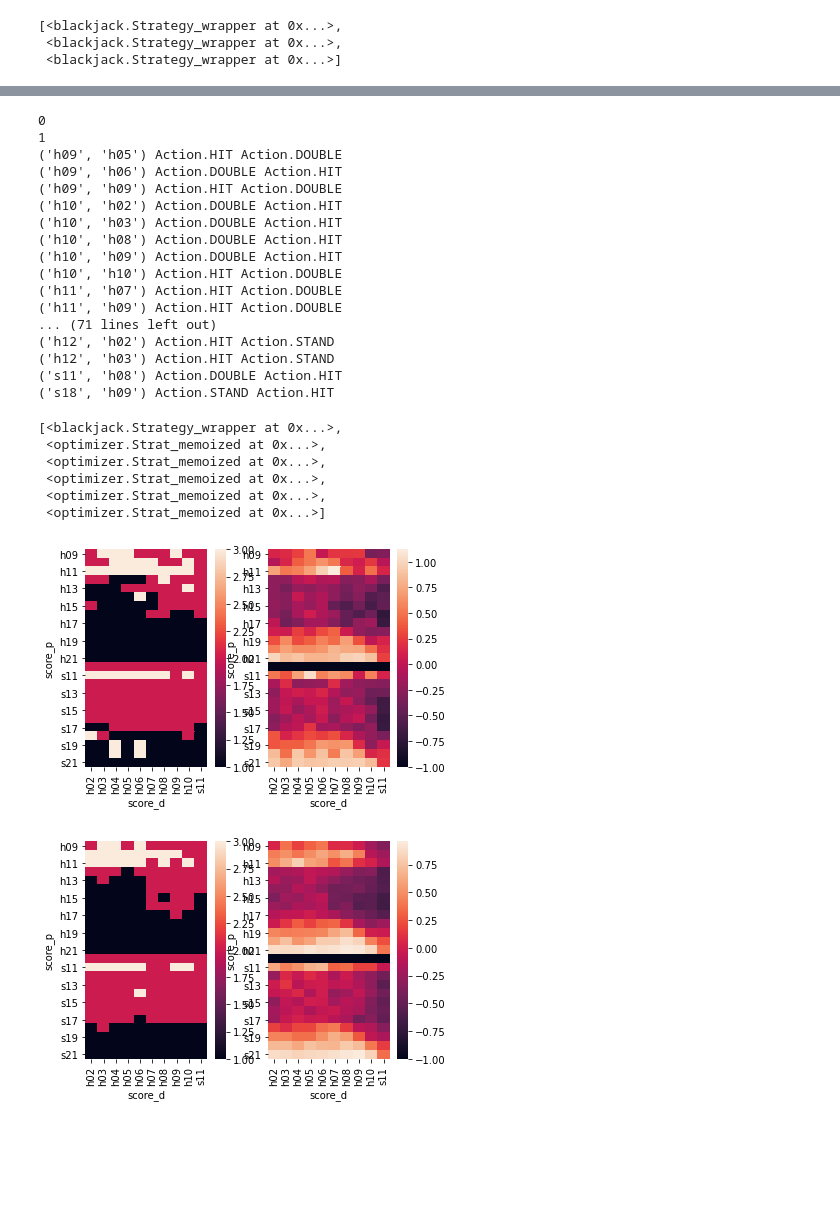
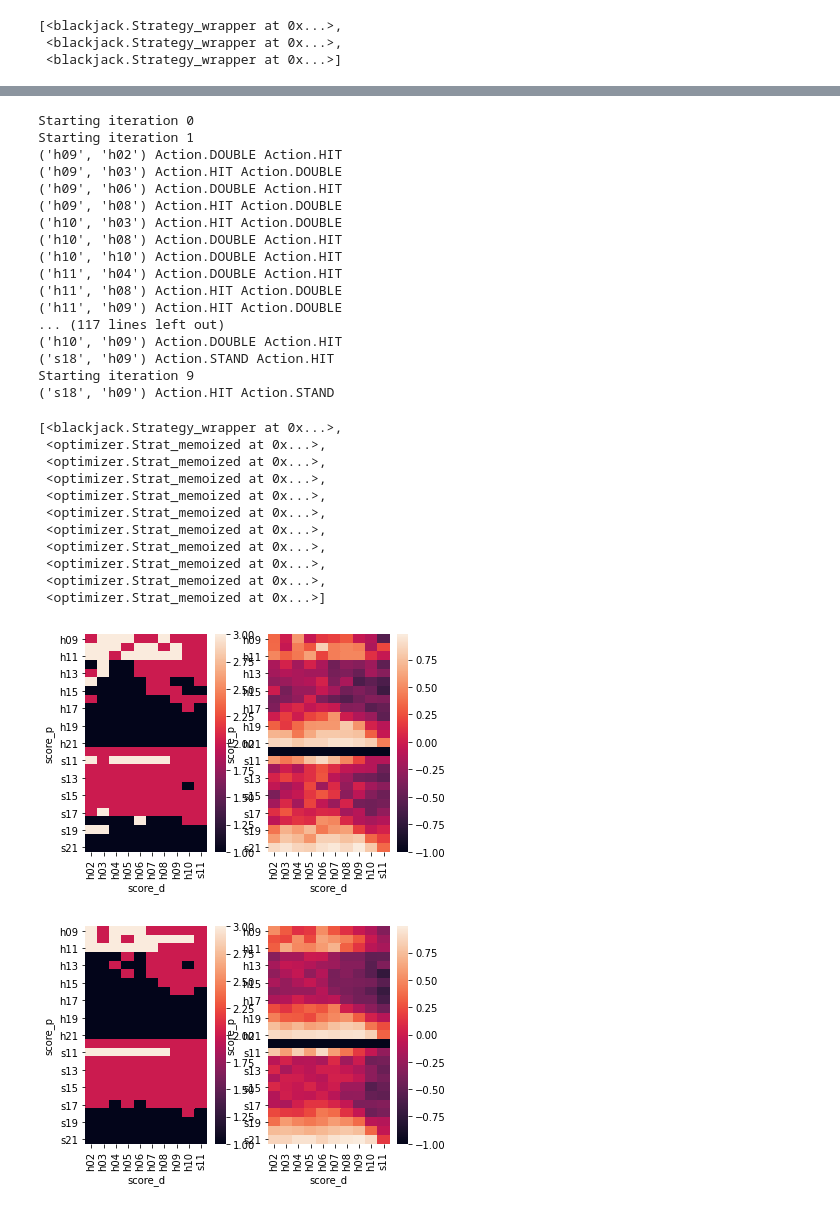
Before and after one commit to sdvinay/blackjack, a Jupyter notebook: Blackjack_sim.ipynb, the cells around one changed output, grey strips where cells are left out. Saved outputs shown, nothing was run; the diff lists cells and outputs as text; code cells hidden in the pictures; blank space fills up the shorter version.

Commit message:
Modify the iterative optimizer to keep going as long as it keeps finding improvements

```diff
--- a/Blackjack_sim.ipynb
+++ b/Blackjack_sim.ipynb
@@ -410,31 +411,36 @@ sims.head(10), sim.summarize_totals(sims)
 # %%
 
 
-strategies = opt.derive_iterative_strategies(strat_simple, 5)
+strategies = opt.derive_iterative_strategies(strat_simple, 10)
 strategies
 # %% [output]
-0
-1
-('h09', 'h05') Action.HIT Action.DOUBLE
+Starting iteration 0
+Starting iteration 1
+('h09', 'h02') Action.DOUBLE Action.HIT
+('h09', 'h03') Action.HIT Action.DOUBLE
 ('h09', 'h06') Action.DOUBLE Action.HIT
-('h09', 'h09') Action.HIT Action.DOUBLE
-('h10', 'h02') Action.DOUBLE Action.HIT
-('h10', 'h03') Action.DOUBLE Action.HIT
+('h09', 'h08') Action.HIT Action.DOUBLE
+('h10', 'h03') Action.HIT Action.DOUBLE
 ('h10', 'h08') Action.DOUBLE Action.HIT
+('h10', 'h10') Action.DOUBLE Action.HIT
+('h11', 'h04') Action.DOUBLE Action.HIT
+('h11', 'h08') Action.HIT Action.DOUBLE
+('h11', 'h09') Action.HIT Action.DOUBLE
+... (117 lines left out)
 ('h10', 'h09') Action.DOUBLE Action.HIT
-('h10', 'h10') Action.HIT Action.DOUBLE
-('h11', 'h07') Action.HIT Action.DOUBLE
-('h11', 'h09') Action.HIT Action.DOUBLE
-... (71 lines left out)
-('h12', 'h02') Action.HIT Action.STAND
-('h12', 'h03') Action.HIT Action.STAND
-('s11', 'h08') Action.DOUBLE Action.HIT
 ('s18', 'h09') Action.STAND Action.HIT
+Starting iteration 9
+('s18', 'h09') Action.HIT Action.STAND
 [<blackjack.Strategy_wrapper at 0x...>,
  <optimizer.Strat_memoized at 0x...>,
  <optimizer.Strat_memoized at 0x...>,
  <optimizer.Strat_memoized at 0x...>,
  <optimizer.Strat_memoized at 0x...>,
+ <optimizer.Strat_memoized at 0x...>,
+ <optimizer.Strat_memoized at 0x...>,
+ <optimizer.Strat_memoized at 0x...>,
+ <optimizer.Strat_memoized at 0x...>,
+ <optimizer.Strat_memoized at 0x...>,
  <optimizer.Strat_memoized at 0x...>]
-[figure, old version]
+[figure, new version]
-[figure, old version]
+[figure, new version]
```
Also changed, not shown: parts of 25 cells of this notebook, 2 other files.
